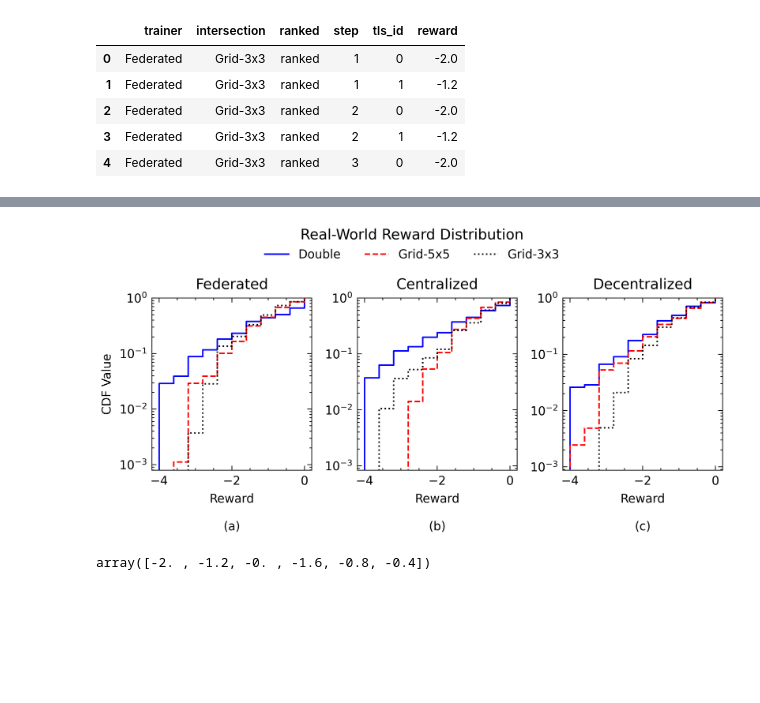
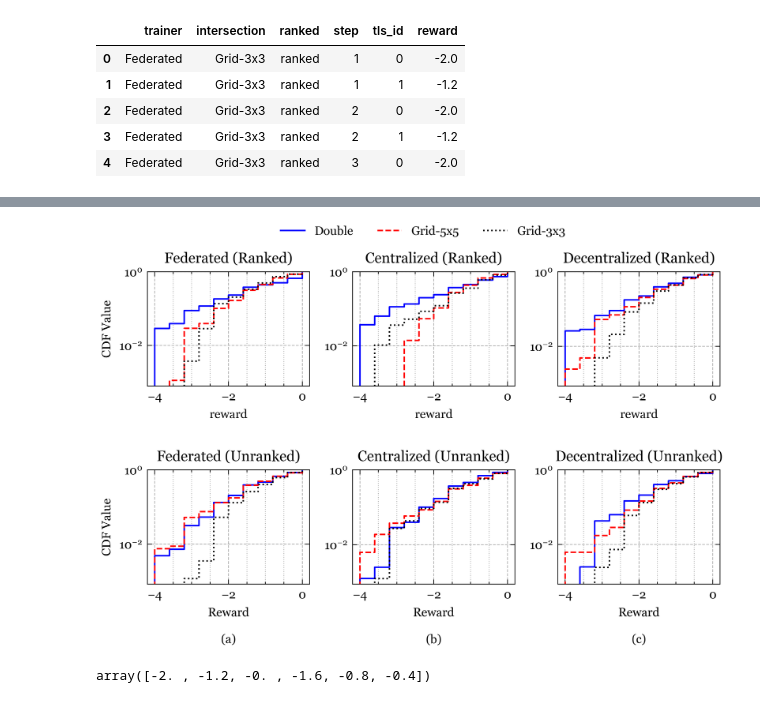
Before and after one commit to nathaniel-hudson/SUMO-FedRL, a Jupyter notebook: notebooks/Real-World Experiment Analysis.ipynb, the cells around one changed output, grey strips where cells are left out. Cells and saved outputs as stored; diff of their text form; code cells hidden in the pictures; blank space fills up the shorter version.

```diff
--- a/notebooks/Real-World Experiment Analysis.ipynb
+++ b/notebooks/Real-World Experiment Analysis.ipynb
@@ -9,6 +9,7 @@ from glob import glob
 from os.path import join
 
 plt.style.use(["science", "ieee", "no-latex"])
+plt.rcParams["font.family"] = "Georgia"
 
 RESULTS_DIR = "results"
 HUE_ORDER = ["Federated", "Centralized", "Decentralized"]
@@ -18,9 +19,9 @@ json_data = {}
 filename_template = "{}_{}_*_{}_*.json"
 for trainer in ["FedRL", "MARL", "SARL"]:
     for intersection in ["3x3", "5x5", "double"]:
-        for ranked in ["ranked"]:
+        for ranked in ["ranked", "unranked"]:
             pattern = filename_template.format(trainer, intersection, ranked)
-            filename = next(iter(glob(join("..", "out", "experiments", "realworld", pattern))))
+            filename = next(iter(glob(join("..", "out", "experiments", "realworld", ranked, pattern))))
             json_obj = json.load(open(filename, "r"))
             json_data[trainer, intersection, ranked] = json_obj
 
@@ -65,6 +66,7 @@ with sns.plotting_context(font_scale=2):
         kind="ecdf",
         x="reward",
         col="trainer",
+        row="ranked",
         # multiple="stack",
         hue="intersection",
         # fill=True,
@@ -82,64 +84,47 @@ with sns.plotting_context(font_scale=2):
 # %%
 with sns.plotting_context(font_scale=1.15):
-    NROWS, NCOLS = 1, 3
-    fig, axes = plt.subplots(nrows=NROWS, ncols=NCOLS, figsize=(6, 3))
-    for (row, ranked) in enumerate(['ranked']):
+    NROWS, NCOLS = 2, 3
+    fig, axes = plt.subplots(nrows=NROWS, ncols=NCOLS, figsize=(6, 4))
+    for (row, ranked) in enumerate(['ranked', 'unranked']):
         for (col, trainer) in enumerate(["Federated", "Centralized", "Decentralized"]):
-            q = f"trainer == '{trainer}' and ranked == {ranked}"
+            q = f"trainer == '{trainer}' and ranked == '{ranked}'"
             sns.ecdfplot(
                 data=df.query(q),
                 x="reward",
                 hue="intersection",
-                # hue_order=HUE_ORDER,
-                # style="trainer",
-                # style_order=STYLE_ORDER,
-                # ci=None,
-                ax=axes[col]
-                # ax=axes[row, col]
+                # ax=axes[col],
+                ax=axes[row, col]
             ).set(yscale="log")
-            '''
-            # labels = axes[row, col].get_xticklabels()
-            # axes[row, col].set_xticklabels(labels, rotation=20)
+
             axes[row, col].grid(which="major", linestyle="--")
-            axes[row, col].set_title(f"{intersection} ({'Ranked' if ranked else 'Unranked'})")
-            axes[row, col].set_xlabel("Time-Steps")
-
-            # Simplify the x- and y-ticks on the individual axes.
-            xlabels = ['{:,.0f}'.format(x) + 'k' for x in axes[row, col].get_xticks()/1000]
-            axes[row, col].set_xticklabels(xlabels)
-
-            ylabels = ['{:,.0f}'.format(x) + 'k' for x in axes[row, col].get_yticks()/1000]
-            axes[row, col].set_yticklabels(ylabels)
-            # axes[row, col].ticklabel_format(axis="y", style="scientific")
-
-            axes[row, col].set_ylabel("# Bytes")
-            '''
-            axes[col].set_title(f"{trainer}")
-
-            handles, labels = axes[col].get_legend_handles_labels()
-            axes[col].get_legend().remove()
-            children = axes[col].get_children()
+            axes[row, col].grid(which="minor", linestyle=":")
+            axes[row, col].set_title(f"\n{trainer} ({ranked.title()})")
+            handles, labels = axes[row, col].get_legend_handles_labels()
+            axes[row, col].get_legend().remove()
+            children = axes[row, col].get_children()
 
     for row in range(NROWS):
         for col in range(1, NCOLS):
-            axes[col].set_ylabel("")
+            axes[row, col].set_ylabel("")
 
     for label, col in zip(["a", "b", "c"], range(NCOLS)):
-        axes[col].set_xlabel(f"Reward\n\n({label})")
+        axes[1, col].set_xlabel(f"Reward\n\n({label})")
 
-    axes[0].set_ylabel("CDF Value")
+    for row in range(NROWS):
+        axes[row, 0].set_ylabel("CDF Value")
 
     # fig.legend(handles, labels, frameon=False, ncol=3, loc="upper center", bbox_to_anchor=(0.5, 0.95))
     # fig.suptitle("Weighted Total Communication Cost\n")
     handles = [child for child in children if isinstance(child, mpl.lines.Line2D)]
     labels = ["Double", "Grid-5x5", "Grid-3x3"]
-    fig.legend(handles, labels, loc="upper center", ncol=3, bbox_to_anchor=(0.5, 0.95))
-    fig.suptitle("Real-World Reward Distribution\n")
+    fig.legend(handles, labels, frameon=False, ncol=3, loc="upper center",
+               bbox_to_anchor=(0.5, 1.0))
+    # fig.suptitle("Real-World Reward Distribution\n\n\n ")
     plt.tight_layout()
     plt.savefig(join(RESULTS_DIR, "real-world_reward_ecdf.pdf"))
     plt.show()
 # %% [output]
-[figure, old version]
+[figure, new version]
 # %%
 df["reward"].unique()
 # %% [output]
```
Also changed, not shown: parts of 2 cells of this notebook, 1 other file.
